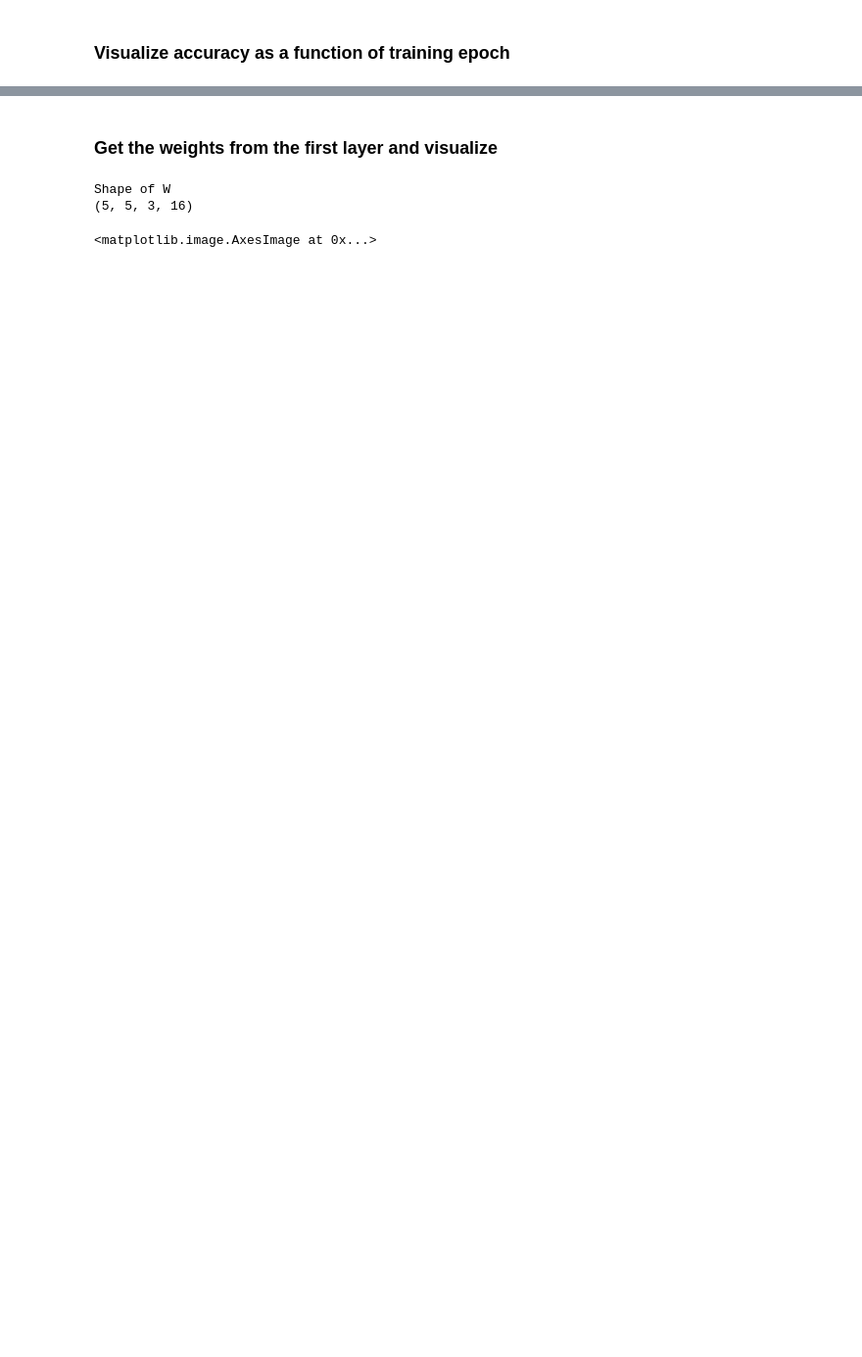
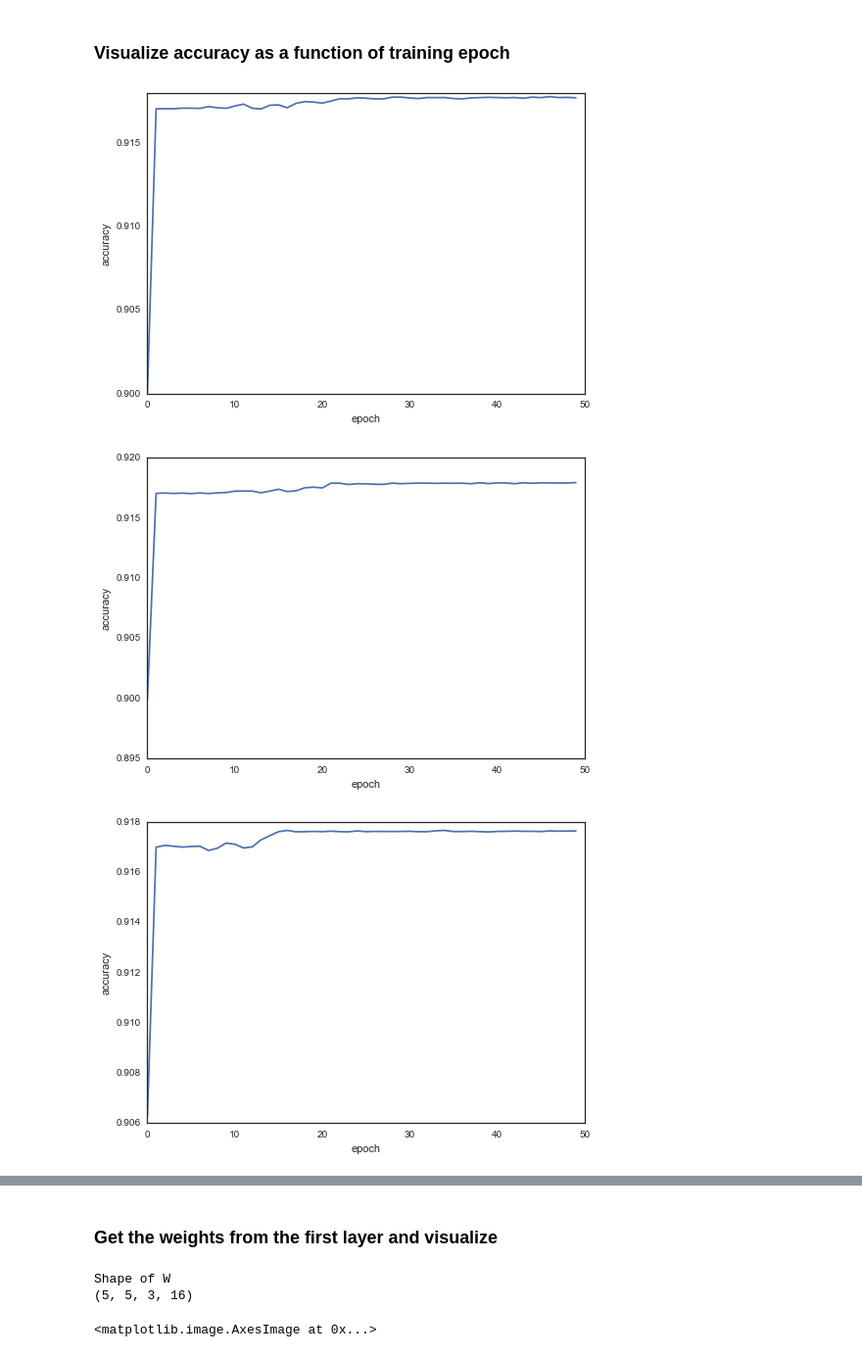
Before and after one commit to cocochrane/CS109B_FinalProject, a Jupyter notebook: Neural Network-CV.ipynb, the cells around one changed output, grey strips where cells are left out. Shown at 98% size. Cells and saved outputs as stored; diff of their text form; code cells hidden in the pictures; blank space fills up the shorter version.

```diff
--- a/Neural Network-CV.ipynb
+++ b/Neural Network-CV.ipynb
@@ -293,11 +284,15 @@ F1-score: 0.0 micro,  0.0 macro
 # %% [markdown]
 ### Visualize accuracy as a function of training epoch
 # %%
-# here is a visualization of the training process
-# typically we gain a lot in the beginning and then
-# training slows down
-#for history in model_histories:
-#    plt.plot(history.history['acc'])
-#    plt.xlabel("epoch")
-#    plt.ylabel("accuracy")
-#    plt.show()
+#here is a visualization of the training process
+#typically we gain a lot in the beginning and then
+#training slows down
+for history in model_histories:
+   plt.plot(history.history['acc'])
+   plt.xlabel("epoch")
+   plt.ylabel("accuracy")
+   plt.show()
+# %% [output]
+[figure, added]
+[figure, added]
+[figure, added]
```
Also changed, not shown: parts of 6 cells of this notebook, 2 other files.
